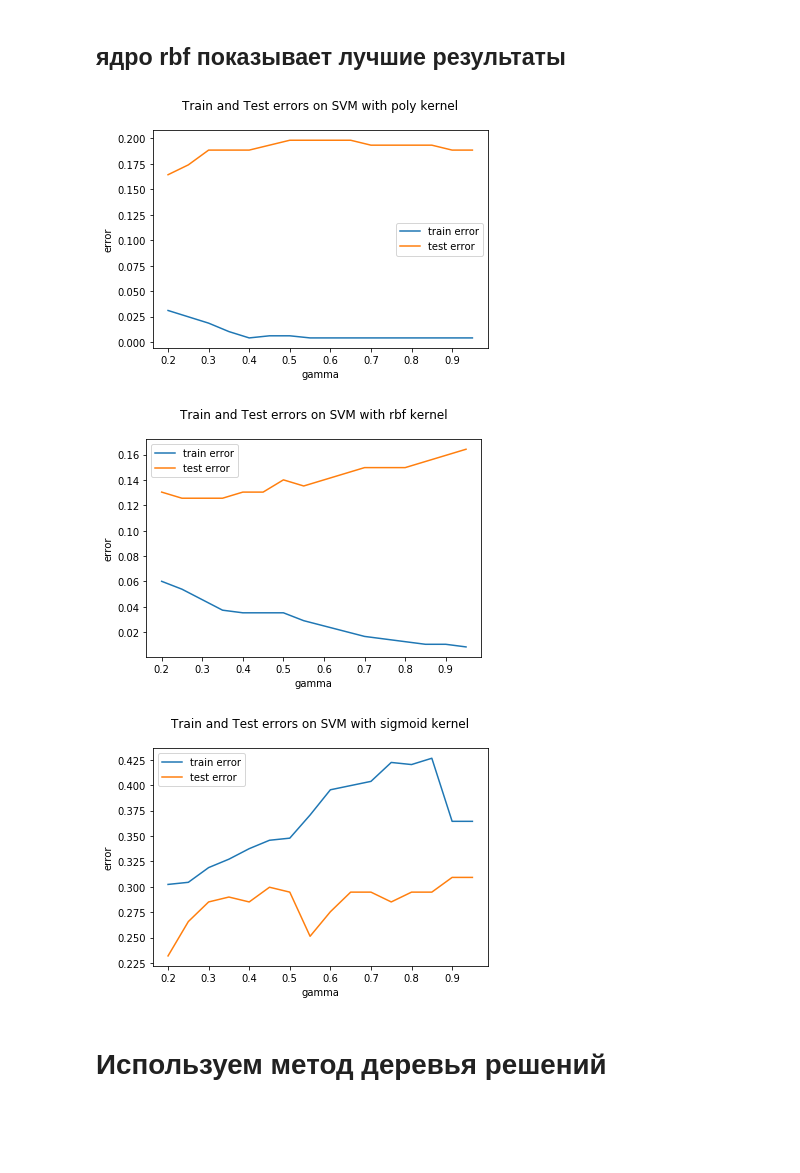
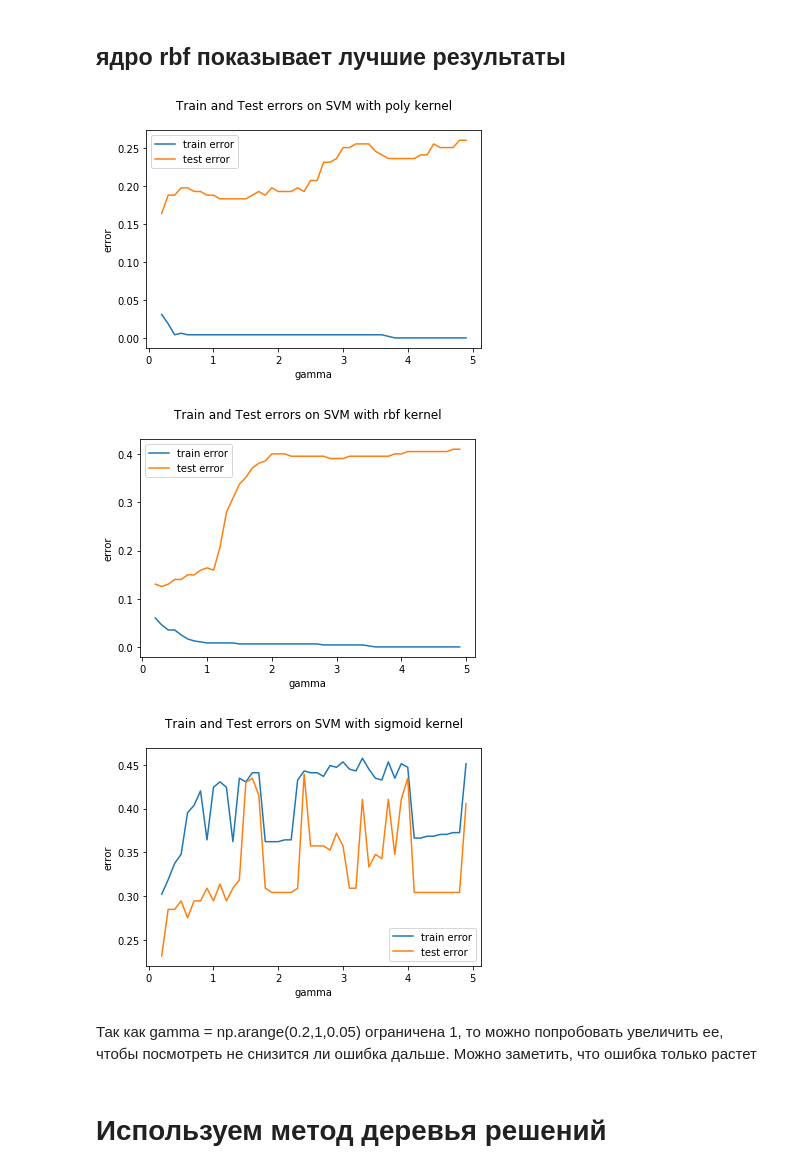
Before and after one commit to helga-derz/forestfire_analysis, a Jupyter notebook: analysis_credit.ipynb, the cells around one changed output. Drawn from its saved outputs; the diff is of its cells as text; code cells hidden in the pictures; blank space fills up the shorter version.

```diff
--- a/analysis_credit.ipynb
+++ b/analysis_credit.ipynb
@@ -1047,23 +1047,23 @@ plt.ylabel('error')
 # %% [markdown]
 # На графике смотрим зависимость ошибки на train и test выборке.
 # %%
-train_error = [[] for i in range(11)]
-test_error = [[] for i in range(11)]
-for x in t:
-    for l in np.arange(0,1,0.01):
-        qda_model = discriminant_analysis.QuadraticDiscriminantAnalysis(reg_param = l, tol = x)
-        qda_model.fit(X_train, y_train)
-        err_train = np.mean(y_train != qda_model.predict(X_train))
-        err_test = np.mean(y_test != qda_model.predict(X_test))
-        train_error[t.index(x)].append(err_train)
-        test_error[t.index(x)].append(err_test)
+train_error = []
+test_error = []
+#for x in t:
+for l in np.arange(0,1,0.01):
+    qda_model = discriminant_analysis.QuadraticDiscriminantAnalysis(reg_param = l)
+    qda_model.fit(X_train, y_train)
+    err_train = np.mean(y_train != qda_model.predict(X_train))
+    err_test = np.mean(y_test != qda_model.predict(X_test))
+    train_error.append(err_train)
+    test_error.append(err_test)
 
-for i in range(len(train_error)):
-    plt.plot(np.arange(0,1,0.01), train_error[i], label = 'train error')
-    plt.plot(np.arange(0,1,0.01), test_error[i], label = 'test error')
-    plt.legend()
-    plt.title('Train and Test errors on QDA with tol = '+str(t[i])+ ' \n')
-    plt.xlabel('reg_param')
-    plt.ylabel('error')
-    plt.show()
+#for i in range(len(train_error)):
+plt.plot(np.arange(0,1,0.01), train_error, label = 'train error')
+plt.plot(np.arange(0,1,0.01), test_error, label = 'test error')
+plt.legend()
+plt.title('Train and Test errors on QDA \n')
+plt.xlabel('reg_param')
+plt.ylabel('error')
+plt.show()
 # %% [output]
@@ -1269,29 +1259,31 @@ plt.ylabel('error')
 # %%
 train_error = [[],[],[]]
 test_error = [[],[],[]]
-gamma = np.arange(0.2,1,0.05)
+gamma = np.arange(0.2,5,0.1)
 kernel = ['poly', 'rbf', 'sigmoid']
 for g in gamma:
     for s in kernel:
         svc_model = SVC(kernel = s, gamma = g)
         svc_model.fit(X_train, y_train)
         err_train = np.mean(y_train != svc_model.predict(X_train))
         err_test = np.mean(y_test != svc_model.predict(X_test))
         train_error[kernel.index(s)].append(err_train)
         test_error[kernel.index(s)].append(err_test)
 
 for i in range(len(train_error)):
     plt.plot(gamma, train_error[i], label = 'train error')
     plt.plot(gamma, test_error[i], label = 'test error')
     plt.legend()
     plt.title('Train and Test errors on SVM with '+kernel[i]+ ' kernel\n')
     plt.xlabel('gamma')
     plt.ylabel('error')
     plt.show()
 # %% [output]
-[figure, old version]
+[figure, new version]
-[figure, old version]
+[figure, new version]
-[figure, old version]
+[figure, new version]
+# %% [markdown]
+Так как gamma = np.arange(0.2,1,0.05) ограничена 1, то можно попробовать увеличить ее, чтобы посмотреть не снизится ли ошибка дальше. Можно заметить, что ошибка только растет
 # %% [markdown]
 # Используем метод деревья решений
 # %%
```
Also changed, not shown: parts of 52 cells of this notebook.
